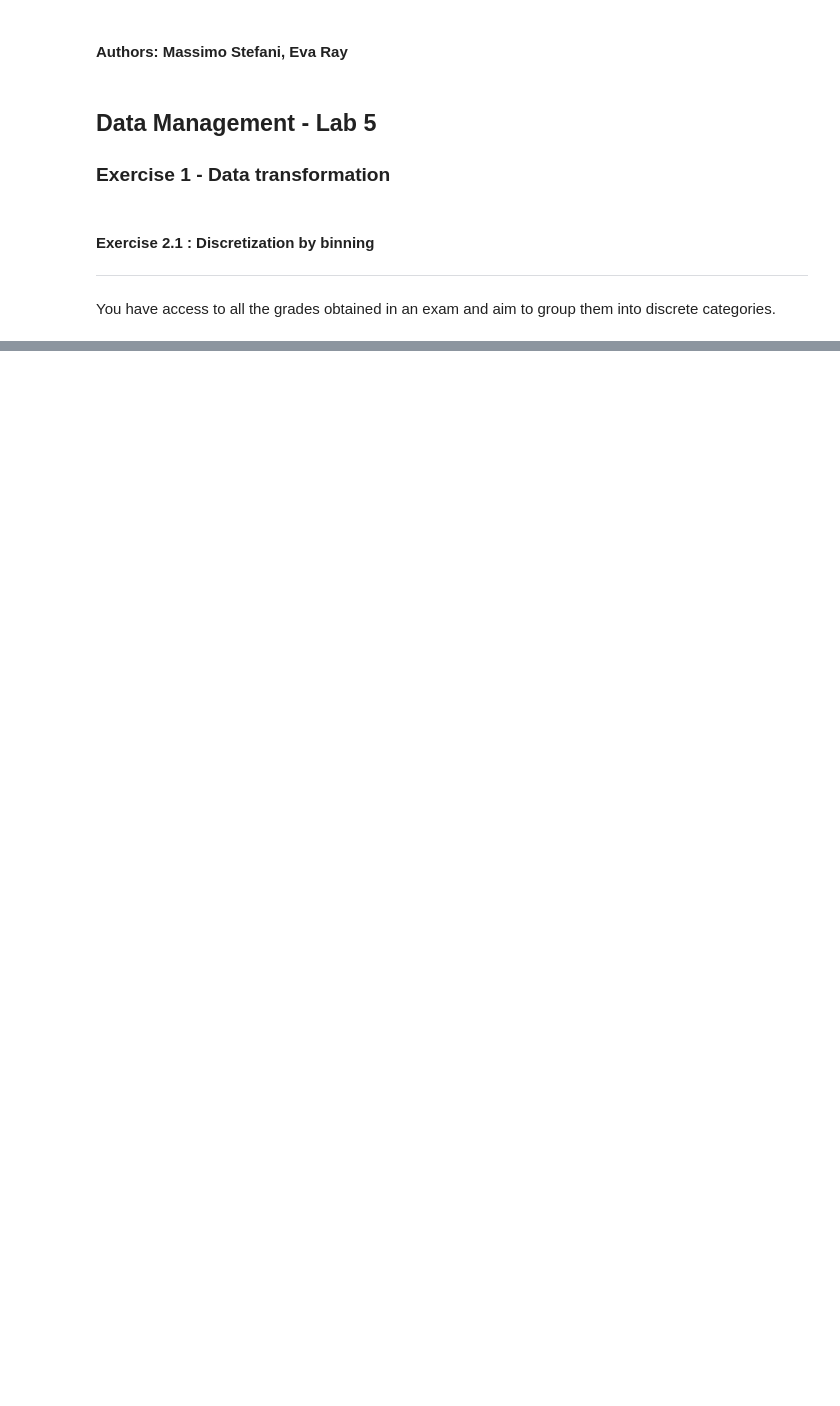
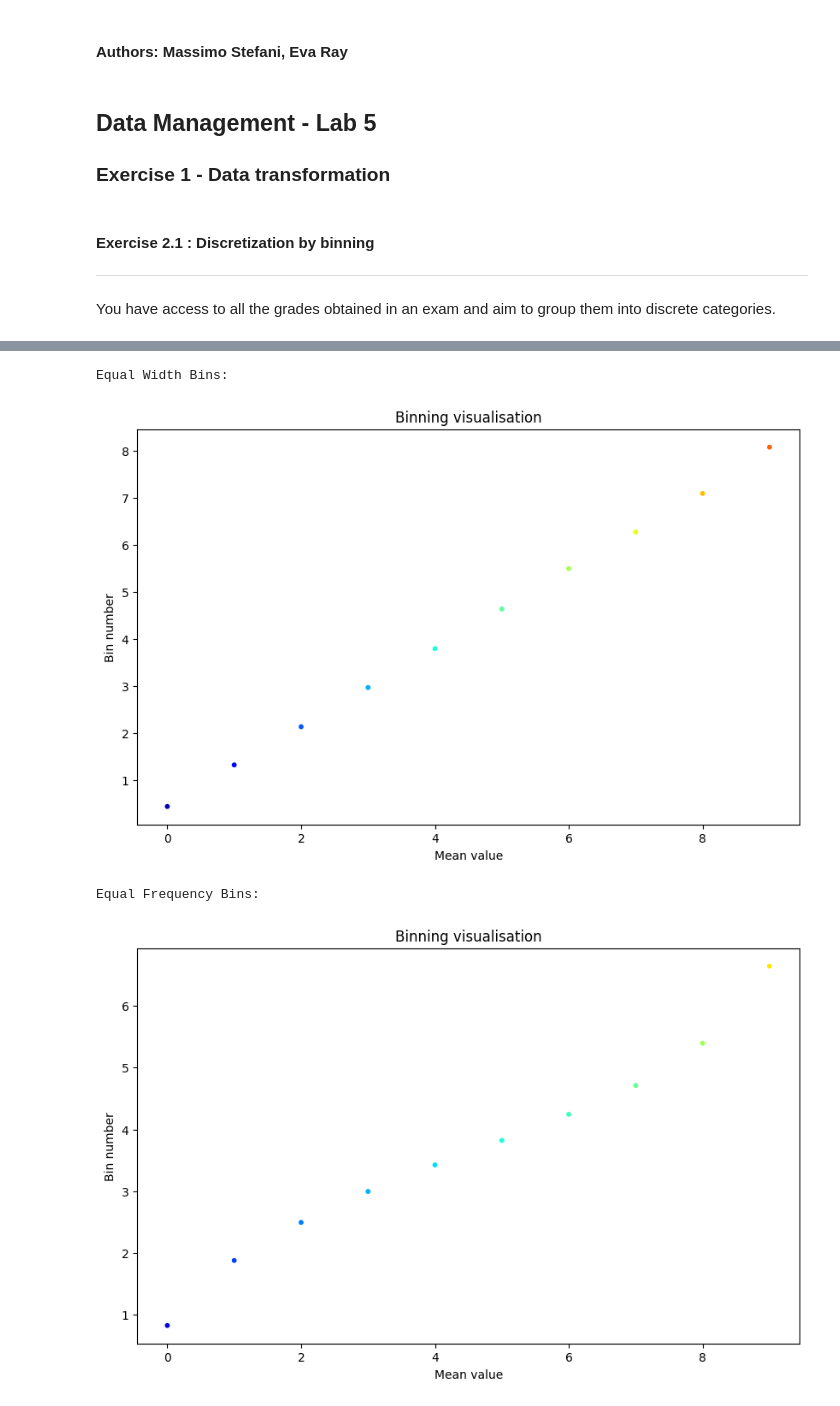
Before and after one commit to evarayHEIG/DataMgmtLab5, a Jupyter notebook: 2_Labo5_DataTransformation_Ray_Stefani.ipynb, the cells around one changed output, grey strips where cells are left out. Cells and saved outputs as stored; diff of their text form; code cells hidden in the pictures; blank space fills up the shorter version.

```diff
--- a/2_Labo5_DataTransformation_Ray_Stefani.ipynb
+++ b/2_Labo5_DataTransformation_Ray_Stefani.ipynb
@@ -31,24 +84,69 @@ First, retrieve the data from the CSV file named _grades_data.csv_. Display it u
 # %%
 # Given function to visualize the bins
 
 jet = plt.colormaps['jet']
 
 def print_bins(bins):
     x = []
     y = []
     cols = []
     bin_number = len(bins)
     for i in range(bin_number):
         x.append(i)
         y.append(np.mean(bins[i]))
         cols.append(jet(np.mean(bins[i]) / 10))
 
     plt.figure(figsize=(10, 6))
     plt.scatter(x, y, c=cols, s=10)
     plt.title('Binning visualisation')
     plt.xlabel('Mean value')
     plt.ylabel('Bin number')
     plt.show()
+
+def create_bins_equal_width(data, nb_bins):
+    min_value = np.min(data)
+    max_value = np.max(data)
+    # the width of each bin is (max - min) / nb_bins
+    bin_width = (max_value - min_value) / nb_bins
+    bins = [[] for _ in range(nb_bins)]
+
+    for value in data:
+        # determine the appropriate bin for the value by checking if its falls within the bin range
+        bin_index = min(int((value - min_value) / bin_width), nb_bins - 1)
+        bins[bin_index].append(value)
+
+    return bins
+
+def create_bins_equal_frequency(data, nb_bins):
+    sorted_data = np.sort(data)
+    # Since each bin should have approximately the same number of elements, we can calculate the size of each bin by
+    # dividing the total number of elements by the number of bins
+    bin_size = len(data) // nb_bins
+    bins = []
+
+    for i in range(nb_bins):
+        # Determine the start index and end index for each bin
+        start_index = i * bin_size
+        if i == nb_bins - 1: # special case for the last bin to include any remaining elements
+            end_index = len(data)
+        else:
+            end_index = (i + 1) * bin_size
+        bins.append(sorted_data[start_index:end_index].tolist())
+
+    return bins
+
+bins_equal_widt = create_bins_equal_width(data['Grade'], 10)
+print("Equal Width Bins:")
+print_bins(bins_equal_widt)
+
+print("Equal Frequency Bins:")
+bins_equal_freq = create_bins_equal_frequency(data['Grade'], 10)
+print_bins(bins_equal_freq)
+# %% [output]
+Equal Width Bins:
+[figure, added]
+Equal Frequency Bins:
+[figure, added]
 # %% [markdown]
 #### Exercise 2.2 : Concept Hierarchy Generation
 ----------------------------
```
Also changed, not shown: parts of 7 cells of this notebook.
